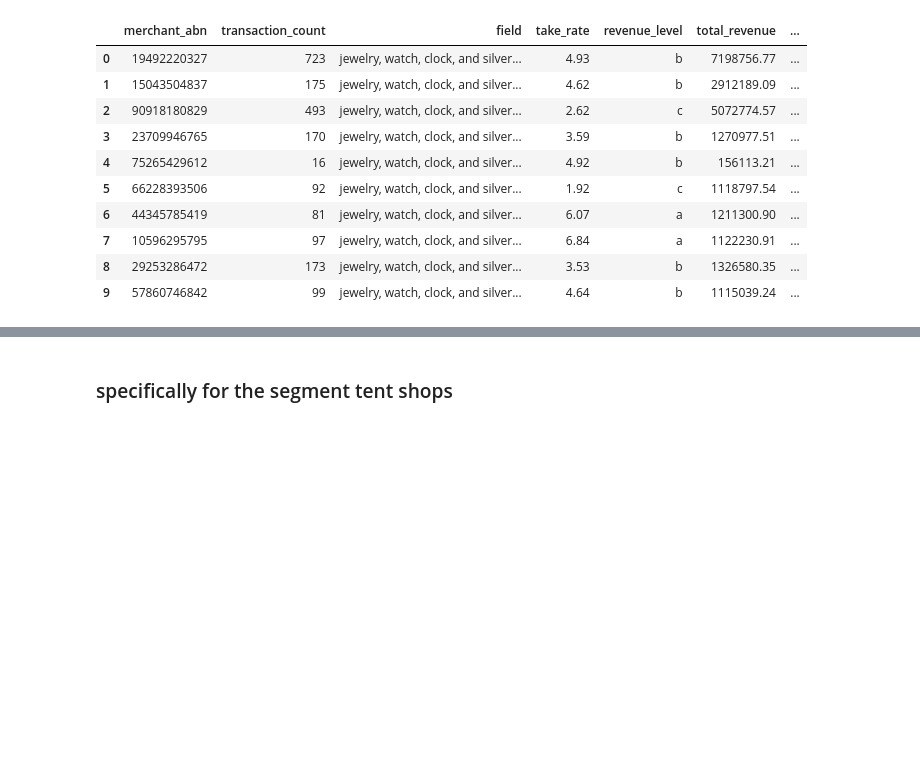
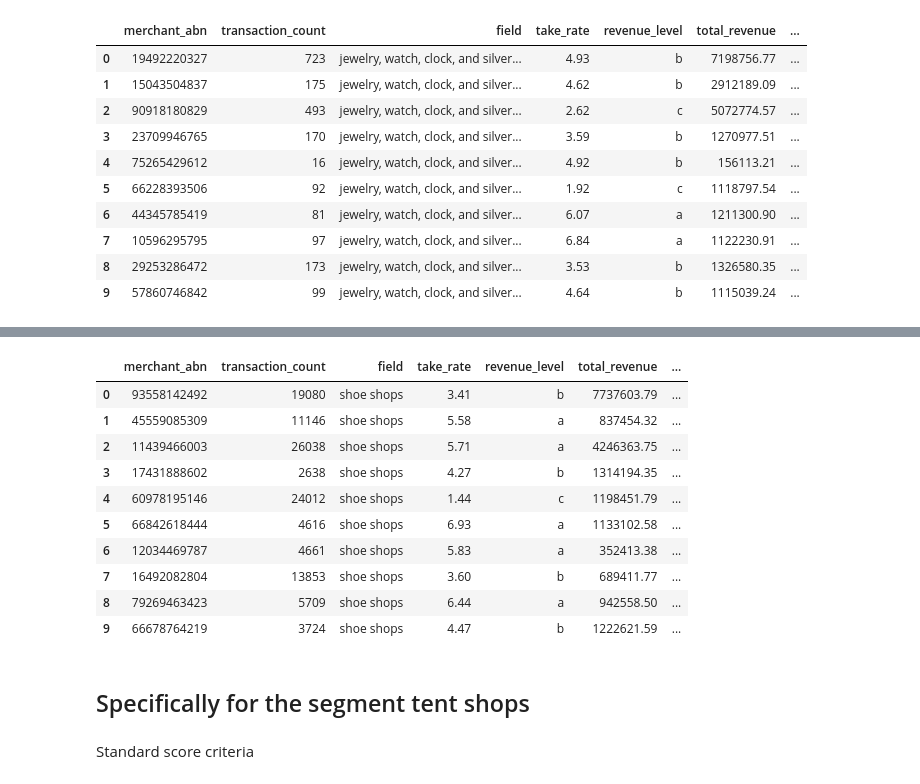
Before and after one commit to MAST30034-Applied-Data-Science/generic-buy-now-pay-later-project-group-28, a Jupyter notebook: notebooks/rank_algorithm.ipynb, the cells around one changed output, grey strips where cells are left out. Drawn from its saved outputs; the diff is of its cells as text; code cells hidden in the pictures; blank space fills up the shorter version.

```diff
--- a/notebooks/rank_algorithm.ipynb
+++ b/notebooks/rank_algorithm.ipynb
@@ -271,5 +292,32 @@ No.1: Merchant care more about the numbers of potential customers (low mean inco
 No.2: The BNPL company tends to select the merchants considered to be stable (large total transactions count is prefered)
 
 No.3 small penalty on fraud probability as shoes are usually considered to be affordable
+# %%
+score_criteria_shoe = { \
+    'transaction_count': {'a':8, 'b': 6, 'c': 4, 'd': 2, 'e': 0}, \
+        'take_rate': {'a':4, 'b': 3, 'c': 2, 'd': 1, 'e': 0}, \
+            'revenue_level': {'a':0, 'b': 1, 'c': 2, 'd': 3, 'e': 4}, \
+                'total_revenue': {'a': 4, 'b': 3, 'c': 2, 'd': 1, 'e': 0}, \
+                    'mean_consumer_income': {'a':4, 'b': 3.5, 'c': 3, 'd': 2.5, 'e': 2}, \
+                        'fraud_count': {'a':0, 'b': 0, 'c': 0, 'd': 0, 'e': 0}, \
+                            'main_business_area_popu': {'a':8, 'b': 6, 'c': 4, 'd': 2, 'e': 0}}
+# %%
+top_10_merchant_shoe_designed = rank_algorithm(merchant_shoe, featrue_name, score_criteria_shoe, 0.2, 10)
+# %%
+top_10_merchant_shoe_designed
+# %% [output]
+|  | merchant_abn | transaction_count | field | take_rate | revenue_level | total_revenue | ... |
+| 0 | 93558142492 | 19080 | shoe shops | 3.41 | b | 7737603.79 | ... |
+| 1 | 45559085309 | 11146 | shoe shops | 5.58 | a | 837454.32 | ... |
+| 2 | 11439466003 | 26038 | shoe shops | 5.71 | a | 4246363.75 | ... |
+| 3 | 17431888602 | 2638 | shoe shops | 4.27 | b | 1314194.35 | ... |
+| 4 | 60978195146 | 24012 | shoe shops | 1.44 | c | 1198451.79 | ... |
+| 5 | 66842618444 | 4616 | shoe shops | 6.93 | a | 1133102.58 | ... |
+| 6 | 12034469787 | 4661 | shoe shops | 5.83 | a | 352413.38 | ... |
+| 7 | 16492082804 | 13853 | shoe shops | 3.60 | b | 689411.77 | ... |
+| 8 | 79269463423 | 5709 | shoe shops | 6.44 | a | 942558.50 | ... |
+| 9 | 66678764219 | 3724 | shoe shops | 4.47 | b | 1222621.59 | ... |
 # %% [markdown]
-### specifically for the segment tent shops
+## Specifically for the segment tent shops
+# %% [markdown]
+Standard score criteria
```
Also changed, not shown: parts of 17 cells of this notebook.
